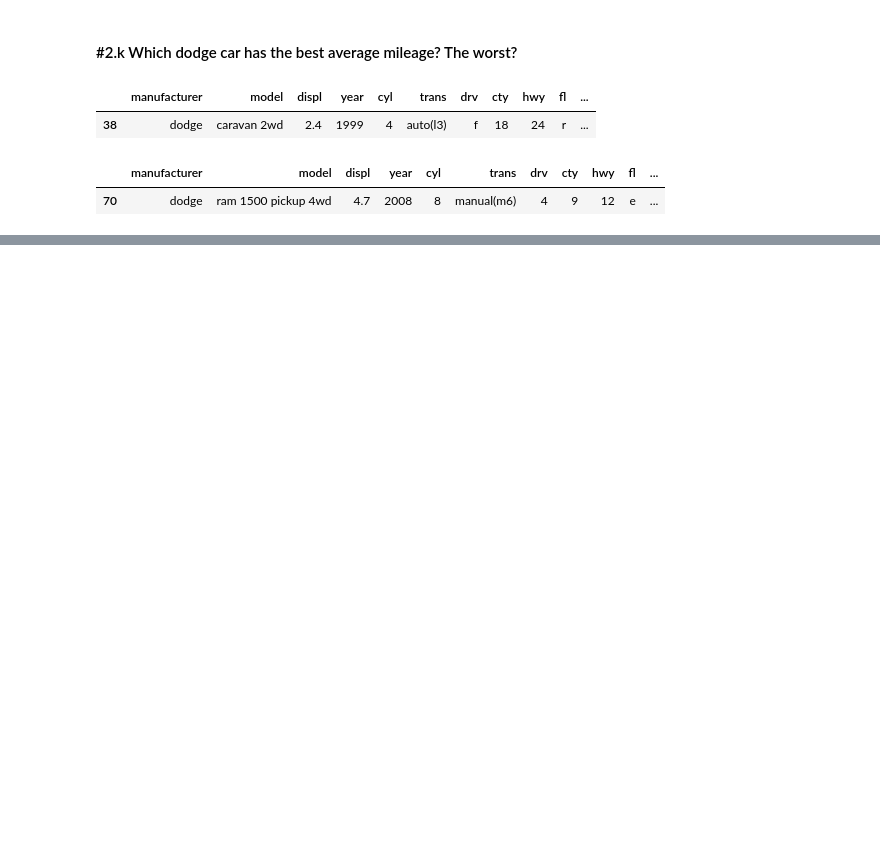
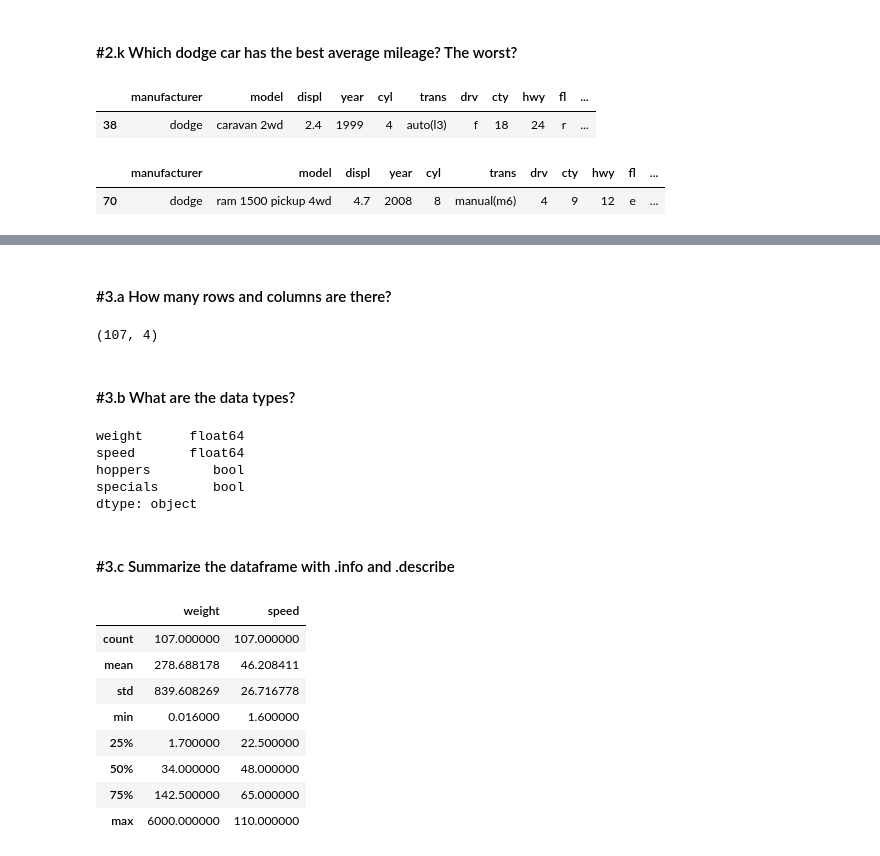
Before and after one commit to natasharivers/numpy-pandas-visualization-exercises, a Jupyter notebook: dataframe.ipynb, the cells around one changed output, grey strips where cells are left out. Saved outputs shown, nothing was run; the diff lists cells and outputs as text; code cells hidden in the pictures; blank space fills up the shorter version.

```diff
--- a/dataframe.ipynb
+++ b/dataframe.ipynb
@@ -299,0 +330,3 @@ mpg[mpg['manufacturer'].str.contains('dodge')].sort_values(['average_milage'], a
+# %%
+Mammals = data('Mammals')
+data('Mammals', show_doc=True)
@@ -299,0 +351,32 @@ mpg[mpg['manufacturer'].str.contains('dodge')].sort_values(['average_milage'], a
+# %% [markdown]
+#### #3.a How many rows and columns are there?
+# %%
+Mammals.shape
+#rows - 107
+#columns- 4
+# %% [output]
+(107, 4)
+# %% [markdown]
+#### #3.b What are the data types?
+# %%
+Mammals.dtypes
+# %% [output]
+weight      float64
+speed       float64
+hoppers        bool
+specials       bool
+dtype: object
+# %% [markdown]
+#### #3.c Summarize the dataframe with .info and .describe
+# %%
+Mammals.describe()
+# %% [output]
+|  | weight | speed |
+| count | 107.000000 | 107.000000 |
+| mean | 278.688178 | 46.208411 |
+| std | 839.608269 | 26.716778 |
+| min | 0.016000 | 1.600000 |
+| 25% | 1.700000 | 22.500000 |
+| 50% | 34.000000 | 48.000000 |
+| 75% | 142.500000 | 65.000000 |
+| max | 6000.000000 | 110.000000 |
```
Also changed, not shown: parts of 17 cells of this notebook.
